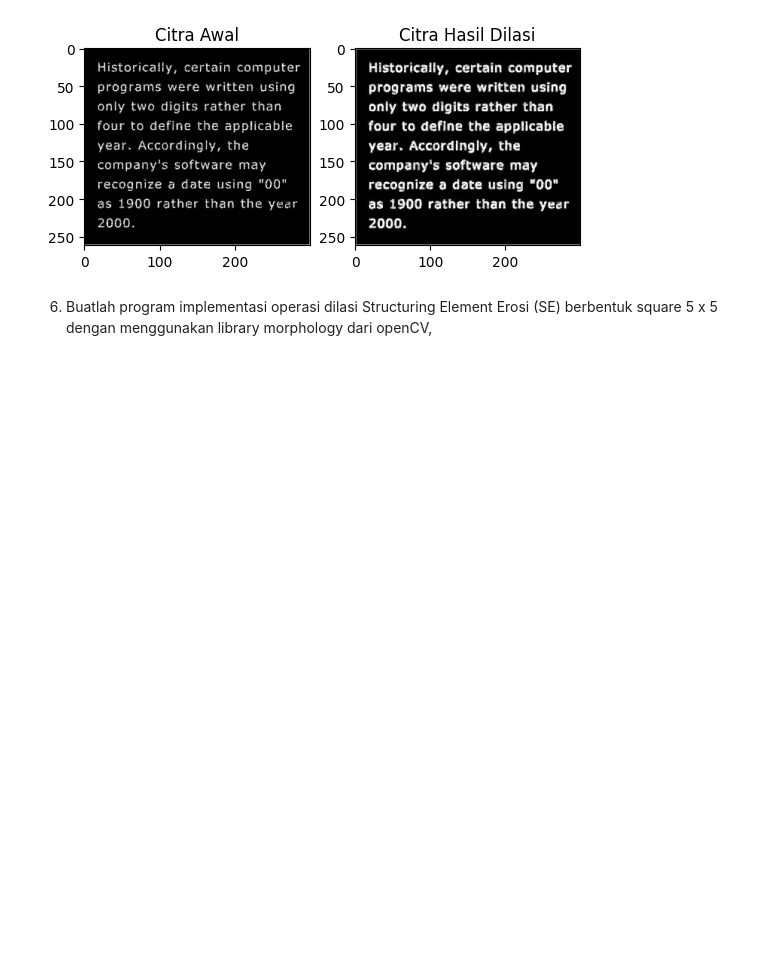
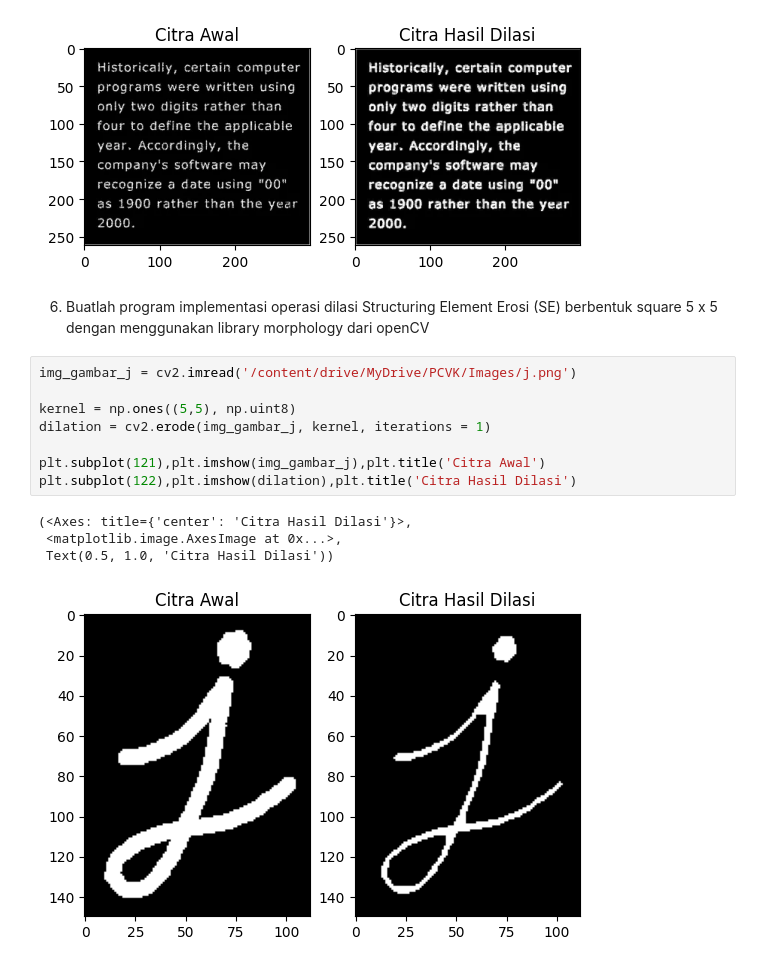
Before and after one commit to kausar-vento/PCVK_Genap_2023, a Jupyter notebook: Minggu 9/Week9.ipynb, the cells around one changed output. Drawn from its saved outputs; the diff is of its cells as text; blank space fills up the shorter version.

```diff
--- a/Minggu 9/Week9.ipynb
+++ b/Minggu 9/Week9.ipynb
@@ -25,4 +25,17 @@ plt.subplot(122),plt.imshow(dilation),plt.title('Citra Hasil Dilasi')
  Text(0.5, 1.0, 'Citra Hasil Dilasi'))
 [figure]
 # %% [markdown]
-6. Buatlah program implementasi operasi dilasi Structuring Element Erosi (SE) berbentuk square 5 x 5 dengan menggunakan library morphology dari openCV,
+6. Buatlah program implementasi operasi dilasi Structuring Element Erosi (SE) berbentuk square 5 x 5 dengan menggunakan library morphology dari openCV
+# %%
+img_gambar_j = cv2.imread('/content/drive/MyDrive/PCVK/Images/j.png')
+
+kernel = np.ones((5,5), np.uint8)
+dilation = cv2.erode(img_gambar_j, kernel, iterations = 1)
+
+plt.subplot(121),plt.imshow(img_gambar_j),plt.title('Citra Awal')
+plt.subplot(122),plt.imshow(dilation),plt.title('Citra Hasil Dilasi')
+# %% [output]
+(<Axes: title={'center': 'Citra Hasil Dilasi'}>,
+ <matplotlib.image.AxesImage at 0x...>,
+ Text(0.5, 1.0, 'Citra Hasil Dilasi'))
+[figure, added]
```
